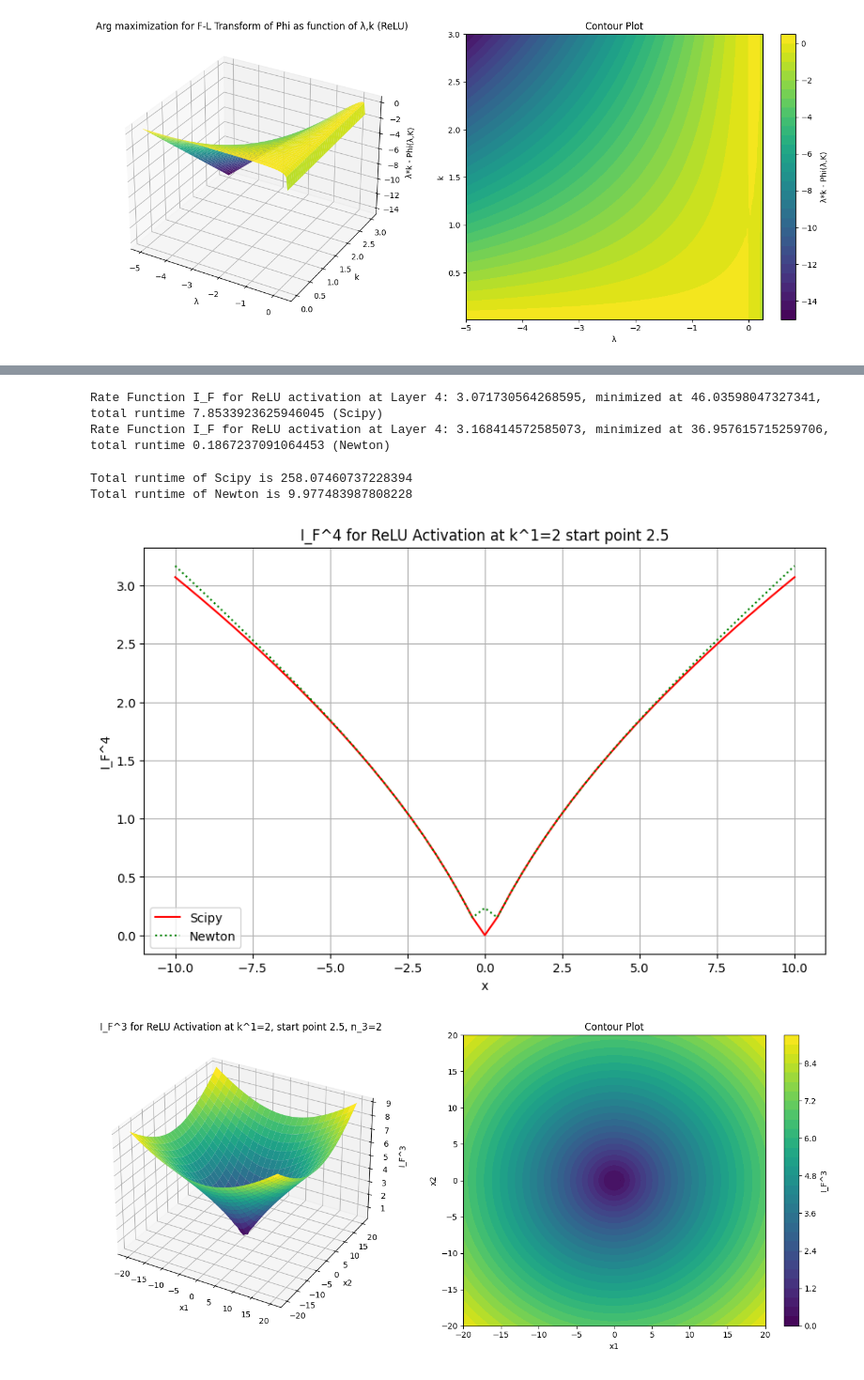
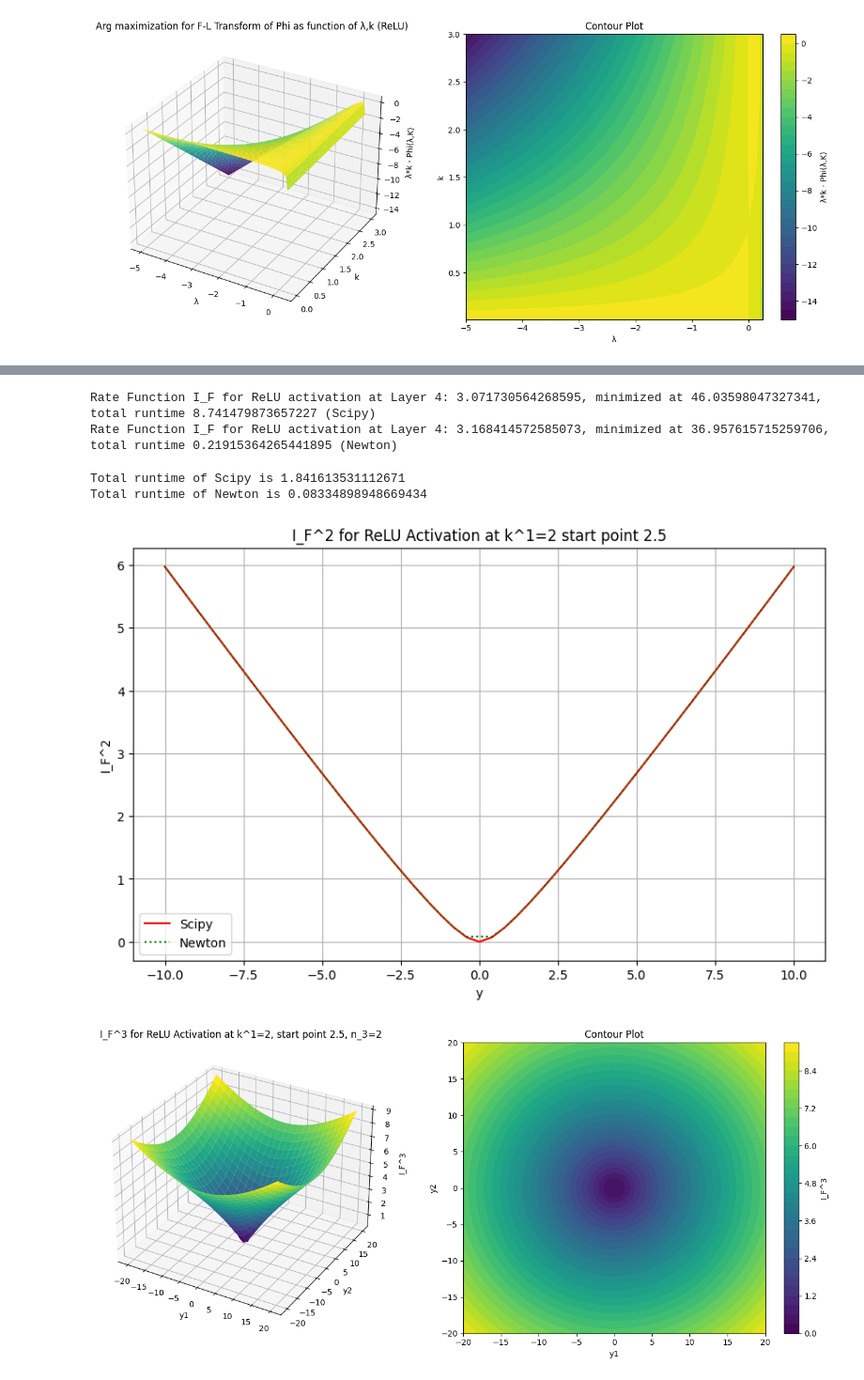
Before and after one commit to gzito7/LDthesis, a Jupyter notebook: rate_ReLU.ipynb, the cells around one changed output, grey strips where cells are left out. Shown at 94% size. Saved outputs shown, nothing was run; the diff lists cells and outputs as text; code cells hidden in the pictures.

```diff
--- a/rate_ReLU.ipynb
+++ b/rate_ReLU.ipynb
@@ -75,14 +77,16 @@ plt.show()
 [figure]
 # %%
 # Numerical methods to compute the Fenchel-Legendre transform of Phi
-# All the functions return the dobuble (optimal value, the optimal point)
+# All the functions return the value of the function and the optimal point
 
 # Scipy optimization
-from scipy.optimize import minimize # if we want to maximize we can use the relation max f = -min (-f)
+from scipy.optimize import minimize # if we want to maximize we can use the relation max f = -min(-f)
 def Phi_conjugate_Scipy(k_1, k_0, starting_point = -0.5):
     def objective(lam):
+            # Define the value and its derivative
             return -lam * k_1 + Phi(lam, k_0), -k_1 + gradient_Phi_lam(lam, k_0)
-    result = minimize(objective, starting_point, jac = True, method='L-BFGS-B', bounds = ((-np.inf, 1 / (2.0001 * k_0)),), options = {'disp': False})
+    # Use Scipy's minimize to find the optimal lam
+    result = minimize(objective, x0 = starting_point, method = 'L-BFGS-B', jac = True, bounds = ((-np.inf, 1 / (2.0001 * k_0)),), options = {'disp': False})
     if not result.success:
         raise ValueError("Optimization failed: " + result.message)
     return -result.fun, result.x[0]
@@ -239,20 +245,19 @@ def I_K_Scipy(k_output, k_input, layer, starting_point = 0.3):
         return Phi_conjugate_Scipy(k_output, k_input)[0], k_input
     else:
         # define the target function for the current layer
-        def target_function_and_gradient(k_hidden_layer):
+        def objective(k_hidden_layer):
             # Compute the legendre transform for the current layer
             Phi_conj_current, lam_current = Phi_conjugate_Scipy(k_output, k_hidden_layer)
             # Compute the value of the rate function for the past layer and obtain the past optimal k_hidden_layer
             I_prev, k_hidden_layer_prev = I_K_Scipy(k_hidden_layer, k_input, layer - 1, starting_point)
             # Compute the legendre transform for the previous layer (this is needed to compute the gradient)
             _, lam_prev = Phi_conjugate_Scipy(k_hidden_layer, k_hidden_layer_prev)
-            # Define the value
+            # Define the value and its derivative
             value = I_prev + Phi_conj_current
-            # Define the gradient of the target function
             gradient = - gradient_Phi_k(lam_current, k_hidden_layer) + lam_prev
             return value, gradient
-        # Use scipy's minimize to find the optimal k_hidden_layer
-        result = minimize(target_function_and_gradient, x0 = starting_point, method='L-BFGS-B', jac = True, bounds = ((0.001, np.inf),), options = {'disp': False})
+        # Use Scipy's minimize to find the optimal k_hidden_layer
+        result = minimize(objective, x0 = starting_point, method = 'L-BFGS-B', jac = True, bounds = ((0.001, np.inf),), options = {'disp': False})
         if not result.success:
             raise ValueError("Optimization failed: " + result.message)
         return result.fun, result.x[0]
@@ -309,7 +314,7 @@ import time as tm
 # Range of k values
 k_values = np.linspace(0.01, 10, 100)
 k_input = 2
-layer = 3
+layer = 2
 start_point = 0.3
 
 # Scipy optimization
@@ -332,5 +337,6 @@ plt.xlabel(f'k^{layer+1}')
 plt.ylabel(f'I_K^{layer+1}')
 plt.grid()
 plt.legend()
+plt.savefig(f"I_K{layer+1}relu.pdf", format = "pdf")
 plt.show()
 # %% [output]
@@ -340,97 +346,98 @@ Total runtime of Newton is 1.818222999572754
 # %%
 # Finally we want to calculate the rate funtion I_F for the output of the neural network
-
+# All the functions return the value of the function and the optimal point
 from numpy import linalg as la
 
 # Scipy optimization
-def I_F_Scipy(x, k_input, layer, starting_point = 1):
-    def target_function_and_gradient_output(k_last_layer):
+def I_F_Scipy(y, k_input, layer, starting_point = 1):
+    def objective(k_last_layer):
         # Compute I_K for the last layer and the optimal k (related at the previous layer)
         I_K_value, k_hidden_layer = I_K_Scipy(k_last_layer, k_input, layer)
         # The derivative of I_K is the previous optimal lambda for Phi_conjugate
         _, lam = Phi_conjugate_Scipy(k_last_layer, k_hidden_layer)
-        # Define the value and the derivative
-        value = I_K_value + la.norm(x)**2 / (2 * k_last_layer)
-        gradient = lam - la.norm(x)**2 / (2 * k_last_layer**2)
+        # Define the value and its derivative
+        value = I_K_value + la.norm(y)**2 / (2 * k_last_layer)
+        gradient = lam - la.norm(y)**2 / (2 * k_last_layer**2)
         return value, gradient
-    # Use scipy's minimize to find the optimal k_hidden_layer
-    result = minimize(target_function_and_gradient_output, x0 = starting_point, jac = True, method = 'L-BFGS-B', bounds = ((0.001, np.inf),), options = {'disp': False})
+    # Use Scipy's minimize to find the optimal k_last_layer
+    result = minimize(objective, x0 = starting_point, method = 'L-BFGS-B', jac = True, bounds = ((0.001, np.inf),), options = {'disp': False})
     if not result.success:
         raise ValueError("Optimization failed: " + result.message)
     return result.fun, result.x[0]
 
 # Newton's method
-def I_F_Newton(x, k_input, layer, starting_point = 1.5, num_iterations = 10):
+def I_F_Newton(y, k_input, layer, starting_point = 2.5, num_iterations = 10):
     k_last_layer = starting_point
     for _ in range(num_iterations):
         _, k_hidden_layer = I_K_Newton(k_last_layer, k_input, layer)
         _, lam = Phi_conjugate_Newton(k_last_layer, k_hidden_layer)
-        grad = lam - la.norm(x)**2 / (2 * k_last_layer**2)
-        hess = 1 / hessian_Phi_lam(lam, k_hidden_layer) + la.norm(x)**2 / k_last_layer**3
+        grad = lam - la.norm(y)**2 / (2 * k_last_layer**2)
+        hess = 1 / hessian_Phi_lam(lam, k_hidden_layer) + la.norm(y)**2 / k_last_layer**3
         k_updated = k_last_layer - grad / hess
         if k_updated < 0:
             # min possible step
-            k_last_layer = 0.001
+            k_last_layer = 0.0001
         else:
             k_last_layer = k_updated
-    I_F = I_K_Newton(k_last_layer, k_input, layer)[0] + la.norm(x)**2 / (2 * k_last_layer)
+    I_F = I_K_Newton(k_last_layer, k_input, layer)[0] + la.norm(y)**2 / (2 * k_last_layer)
     return I_F, k_last_layer
 
 # Test the functions
 import time as tm
-x = 10 #= np.arange(9) - 4
+y = 10 #= np.arange(9) - 4
 k_input = 2
 layer = 3
 start_point = 2.5
 # Scipy optimization
 start = tm.time()
-I_F_scipy, k_opt_scipy = I_F_Scipy(x, k_input, layer, start_point)
+I_F_scipy, k_opt_scipy = I_F_Scipy(y, k_input, layer, start_point)
 end = tm.time()
 print(f"Rate Function I_F for ReLU activation at Layer {layer + 1}: {I_F_scipy}, minimized at {k_opt_scipy}, total runtime {end - start} (Scipy)")
 # Newton's method
 start = tm.time()
-I_F_newton, k_opt_newton = I_F_Newton(x, k_input, layer, start_point)
+I_F_newton, k_opt_newton = I_F_Newton(y, k_input, layer, start_point)
 end = tm.time()
 print(f"Rate Function I_F for ReLU activation at Layer {layer + 1}: {I_F_newton}, minimized at {k_opt_newton}, total runtime {end - start} (Newton)")
 # %% [output]
-Rate Function I_F for ReLU activation at Layer 4: 3.071730564268595, minimized at 46.03598047327341, total runtime 7.8533923625946045 (Scipy)
-Rate Function I_F for ReLU activation at Layer 4: 3.168414572585073, minimized at 36.957615715259706, total runtime 0.1867237091064453 (Newton)
+Rate Function I_F for ReLU activation at Layer 4: 3.071730564268595, minimized at 46.03598047327341, total runtime 8.741479873657227 (Scipy)
+Rate Function I_F for ReLU activation at Layer 4: 3.168414572585073, minimized at 36.957615715259706, total runtime 0.21915364265441895 (Newton)
 # %%
 # Plot I_F output dimension = 1
 import time as tm
 
 # Range of x values
-x_values = np.linspace(-10, 10, 51)
+y_values = np.linspace(-10, 10, 51)
 k_input = 2
-layer = 3
+layer = 1
 start_point = 2.5
 
 # Scipy optimization
 start = tm.time()
-results_scipy = [I_F_Scipy(x, k_input, layer, start_point)[0] for x in x_values]
+results_scipy = [I_F_Scipy(y, k_input, layer, start_point)[0] for y in y_values]
 end = tm.time()
 print(f"Total runtime of Scipy is {end - start}")
 # Newton's method
 start = tm.time()
-results_newton = [I_F_Newton(x, k_input, layer, start_point)[0] for x in x_values]
+results_newton = [I_F_Newton(y, k_input, layer, start_point)[0] for y in y_values]
 end = tm.time()
 print(f"Total runtime of Newton is {end - start}\n")
 
 # Plotting
 import matplotlib.pyplot as plt
 plt.figure(figsize = (10, 6))
-plt.plot(x_values, results_scipy, label = 'Scipy', linestyle = '-', color = 'red')
-plt.plot(x_values, results_newton, label = f'Newton', linestyle = ':',  color = 'green')
+plt.plot(y_values, results_scipy, label = 'Scipy', linestyle = '-', color = 'red')
+plt.plot(y_values, results_newton, label = f'Newton', linestyle = ':',  color = 'green')
 plt.title(f"I_F^{layer+1} for ReLU Activation at k^1={k_input} start point {start_point}")
-plt.xlabel('x')
+plt.xlabel('y')
 plt.ylabel(f'I_F^{layer+1}')
 plt.grid()
 plt.legend()
+plt.savefig(f"I_F{layer+1}relu.pdf", format = "pdf")
 plt.show()
 # %% [output]
-Total runtime of Scipy is 258.07460737228394
-Total runtime of Newton is 9.977483987808228
+Total runtime of Scipy is 1.841613531112671
+Total runtime of Newton is 0.08334898948669434
-[figure, old version]
+[figure, new version]
 # %%
 # Plot I_F output dimension = 2
 import numpy as np
```
Also changed, not shown: parts of 6 cells of this notebook, 3 other files.
